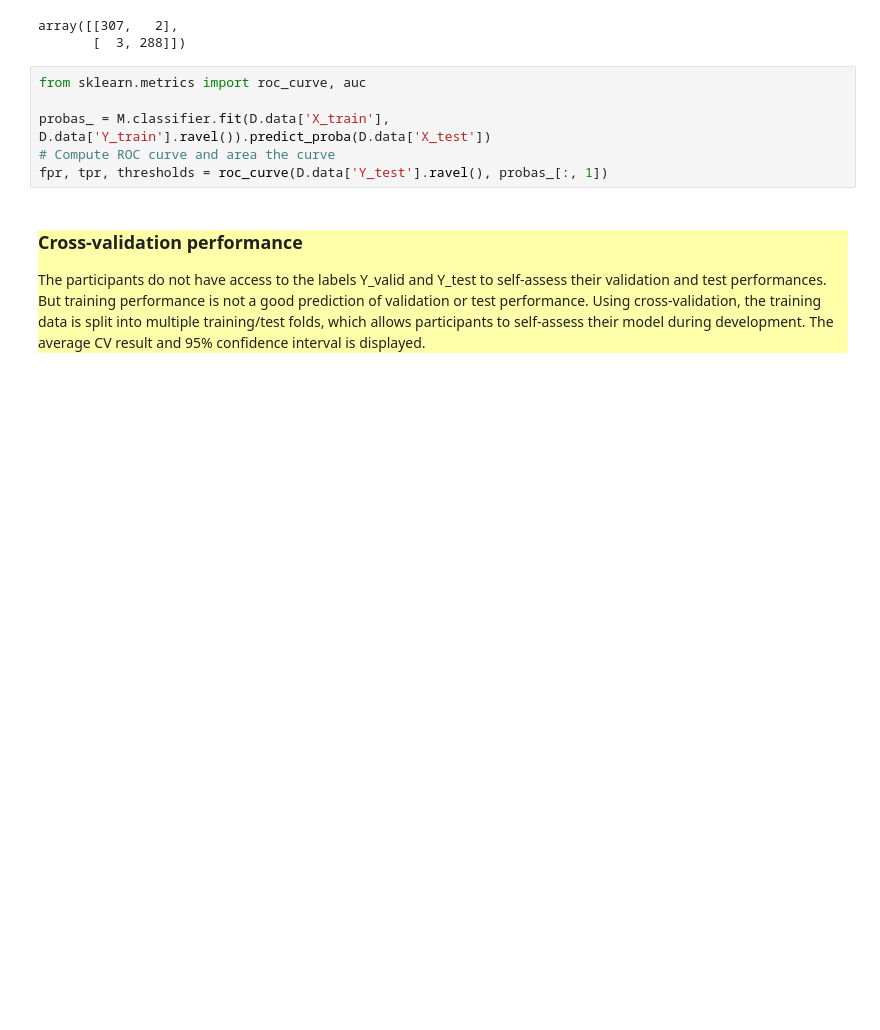
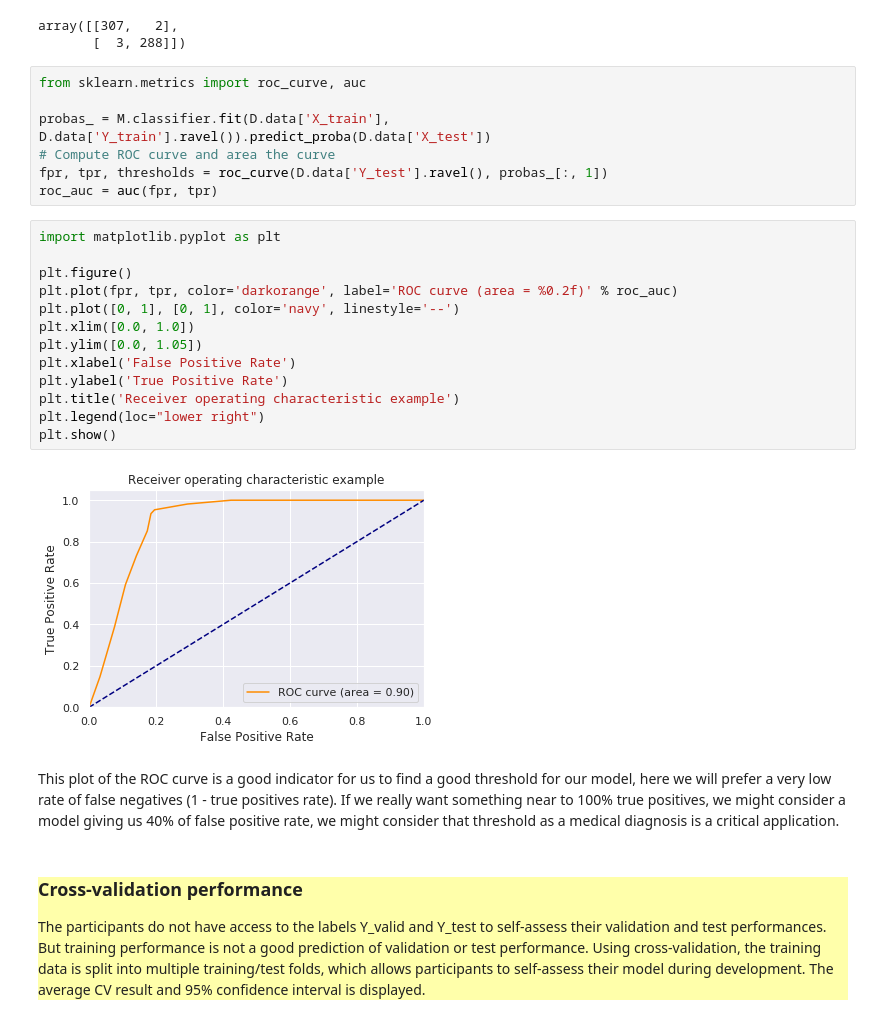
Before and after one commit to Theodb/MediChal, a Jupyter notebook: starting_kit/README.ipynb, the cells around one changed output. Cells and saved outputs as stored; diff of their text form; blank space fills up the shorter version.

```diff
--- a/starting_kit/README.ipynb
+++ b/starting_kit/README.ipynb
@@ -239,6 +244,24 @@ from sklearn.metrics import roc_curve, auc
 probas_ = M.classifier.fit(D.data['X_train'], D.data['Y_train'].ravel()).predict_proba(D.data['X_test'])
 # Compute ROC curve and area the curve
 fpr, tpr, thresholds = roc_curve(D.data['Y_test'].ravel(), probas_[:, 1])
+roc_auc = auc(fpr, tpr)
+# %%
+import matplotlib.pyplot as plt
+
+plt.figure()
+plt.plot(fpr, tpr, color='darkorange', label='ROC curve (area = %0.2f)' % roc_auc)
+plt.plot([0, 1], [0, 1], color='navy', linestyle='--')
+plt.xlim([0.0, 1.0])
+plt.ylim([0.0, 1.05])
+plt.xlabel('False Positive Rate')
+plt.ylabel('True Positive Rate')
+plt.title('Receiver operating characteristic example')
+plt.legend(loc="lower right")
+plt.show()
+# %% [output]
+[figure, added]
+# %% [markdown]
+This plot of the ROC curve is a good indicator for us to find a good threshold for our model, here we will prefer a very low rate of false negatives (1 - true positives rate). If we really want something near to 100% true positives, we might consider a model giving us 40% of false positive rate, we might consider that threshold as a medical diagnosis is a critical application.
 # %% [markdown]
 <div style="background:#FFFFAA">
     <h3>Cross-validation performance</h3>
```
Also changed, not shown: parts of 8 cells of this notebook.
